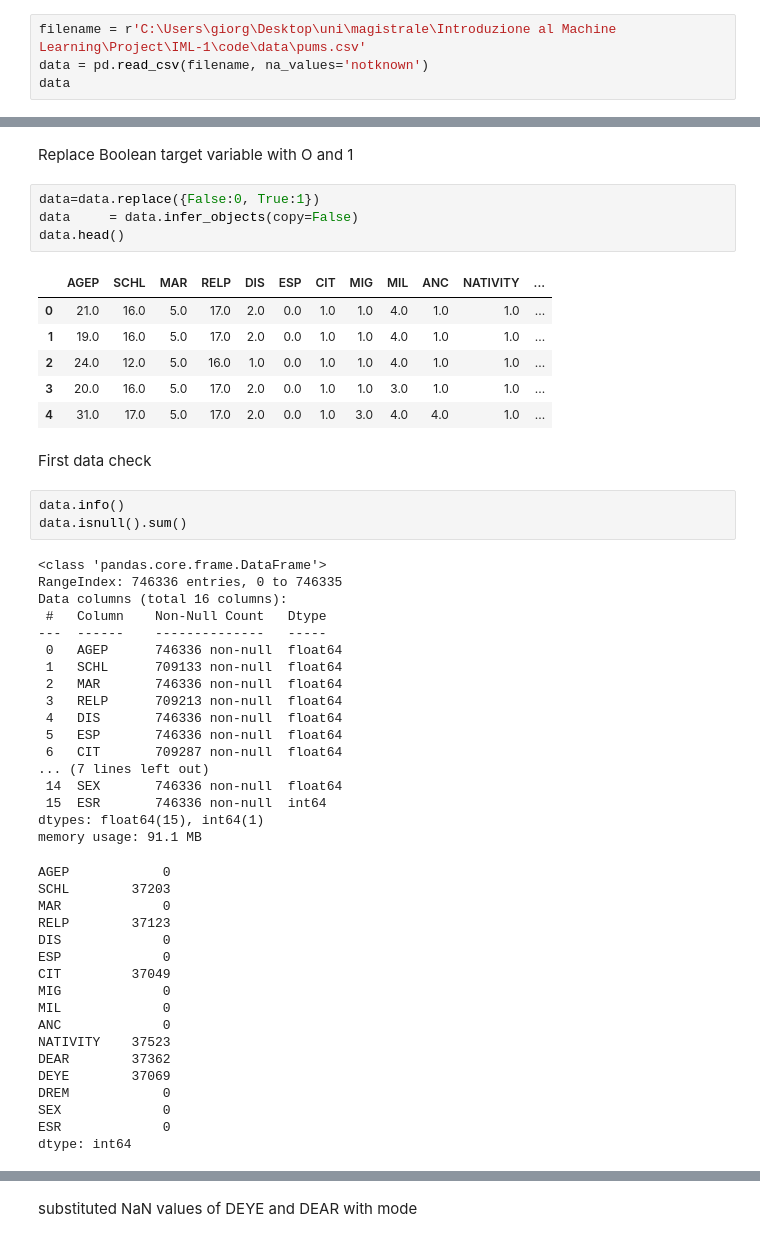
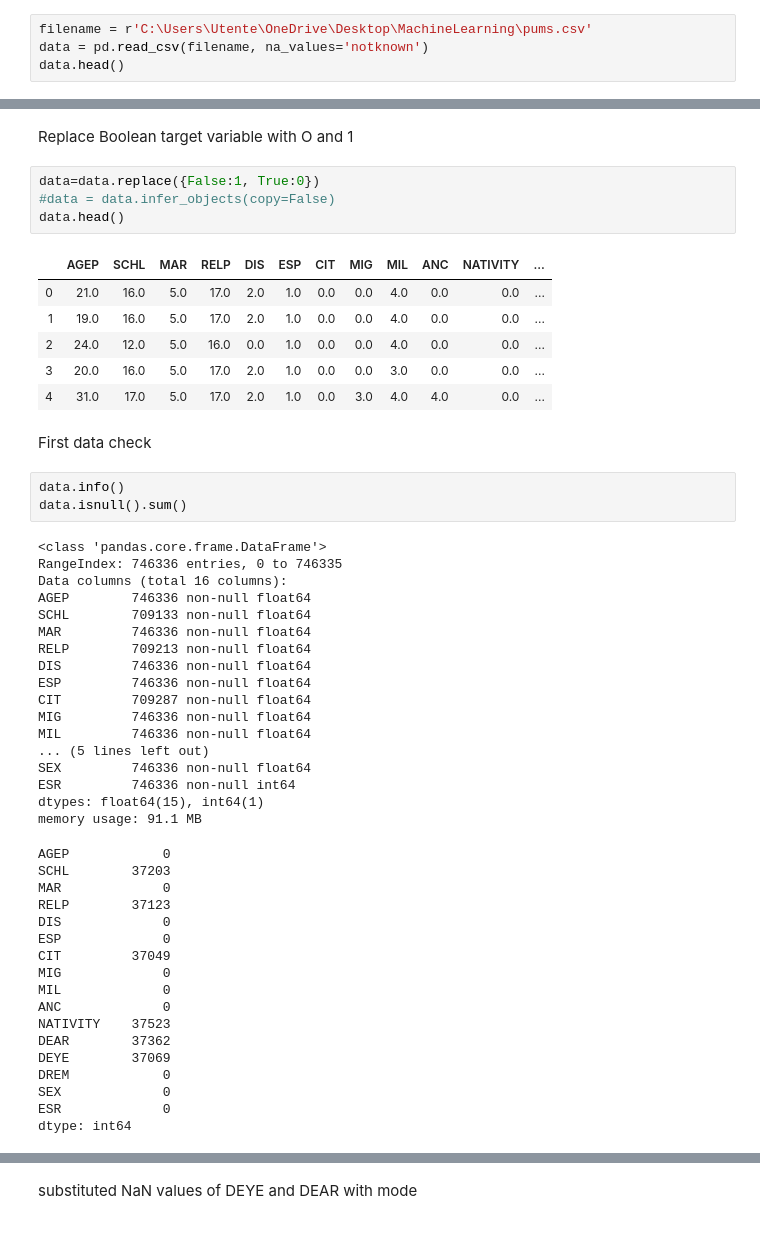
Before and after one commit to giocioc/IML-1, a Jupyter notebook: code/mainNotebook.ipynb, the cells around one changed output, grey strips where cells are left out. Cells and saved outputs as stored; diff of their text form.

```diff
--- a/code/mainNotebook.ipynb
+++ b/code/mainNotebook.ipynb
@@ -10,9 +13,9 @@ import pandas as pd
 # %% [markdown]
 File reading and substitution of 'notknown' values with NaNs
 # %%
-filename = r'C:\Users\giorg\Desktop\uni\magistrale\Introduzione al Machine Learning\Project\IML-1\code\data\pums.csv'
+filename = r'C:\Users\Utente\OneDrive\Desktop\MachineLearning\pums.csv'
 data = pd.read_csv(filename, na_values='notknown')
-data
+data.head()
 # %% [output]
 |  | AGEP | SCHL | MAR | RELP | DIS | ESP | CIT | MIG | MIL | ANC | NATIVITY | ... |
 | 0 | 21.0 | 16.0 | 5.0 | 17.0 | 2.0 | 0.0 | 1.0 | 1.0 | 4.0 | 1.0 | 1.0 | ... |
@@ -46,16 +42,16 @@ data[data.isnull().sum(axis=1)>1]
 # %% [markdown]
 Replace Boolean target variable with O and 1
 # %%
-data=data.replace({False:0, True:1})
-data     = data.infer_objects(copy=False)
+data=data.replace({False:1, True:0})
+#data = data.infer_objects(copy=False)
 data.head()
 # %% [output]
 |  | AGEP | SCHL | MAR | RELP | DIS | ESP | CIT | MIG | MIL | ANC | NATIVITY | ... |
-| 0 | 21.0 | 16.0 | 5.0 | 17.0 | 2.0 | 0.0 | 1.0 | 1.0 | 4.0 | 1.0 | 1.0 | ... |
-| 1 | 19.0 | 16.0 | 5.0 | 17.0 | 2.0 | 0.0 | 1.0 | 1.0 | 4.0 | 1.0 | 1.0 | ... |
-| 2 | 24.0 | 12.0 | 5.0 | 16.0 | 1.0 | 0.0 | 1.0 | 1.0 | 4.0 | 1.0 | 1.0 | ... |
-| 3 | 20.0 | 16.0 | 5.0 | 17.0 | 2.0 | 0.0 | 1.0 | 1.0 | 3.0 | 1.0 | 1.0 | ... |
-| 4 | 31.0 | 17.0 | 5.0 | 17.0 | 2.0 | 0.0 | 1.0 | 3.0 | 4.0 | 4.0 | 1.0 | ... |
+| 0 | 21.0 | 16.0 | 5.0 | 17.0 | 2.0 | 1.0 | 0.0 | 0.0 | 4.0 | 0.0 | 0.0 | ... |
+| 1 | 19.0 | 16.0 | 5.0 | 17.0 | 2.0 | 1.0 | 0.0 | 0.0 | 4.0 | 0.0 | 0.0 | ... |
+| 2 | 24.0 | 12.0 | 5.0 | 16.0 | 0.0 | 1.0 | 0.0 | 0.0 | 4.0 | 0.0 | 0.0 | ... |
+| 3 | 20.0 | 16.0 | 5.0 | 17.0 | 2.0 | 1.0 | 0.0 | 0.0 | 3.0 | 0.0 | 0.0 | ... |
+| 4 | 31.0 | 17.0 | 5.0 | 17.0 | 2.0 | 1.0 | 0.0 | 3.0 | 4.0 | 4.0 | 0.0 | ... |
 # %% [markdown]
 First data check
 # %%
@@ -65,18 +61,18 @@ data.isnull().sum()
 <class 'pandas.core.frame.DataFrame'>
 RangeIndex: 746336 entries, 0 to 746335
 Data columns (total 16 columns):
- #   Column    Non-Null Count   Dtype
----  ------    --------------   -----
- 0   AGEP      746336 non-null  float64
- 1   SCHL      709133 non-null  float64
- 2   MAR       746336 non-null  float64
- 3   RELP      709213 non-null  float64
- 4   DIS       746336 non-null  float64
- 5   ESP       746336 non-null  float64
- 6   CIT       709287 non-null  float64
-... (7 lines left out)
- 14  SEX       746336 non-null  float64
- 15  ESR       746336 non-null  int64
+AGEP        746336 non-null float64
+SCHL        709133 non-null float64
+MAR         746336 non-null float64
+RELP        709213 non-null float64
+DIS         746336 non-null float64
+ESP         746336 non-null float64
+CIT         709287 non-null float64
+MIG         746336 non-null float64
+MIL         746336 non-null float64
+... (5 lines left out)
+SEX         746336 non-null float64
+ESR         746336 non-null int64
 dtypes: float64(15), int64(1)
 memory usage: 91.1 MB
 AGEP            0
```
Also changed, not shown: parts of 51 cells of this notebook.
